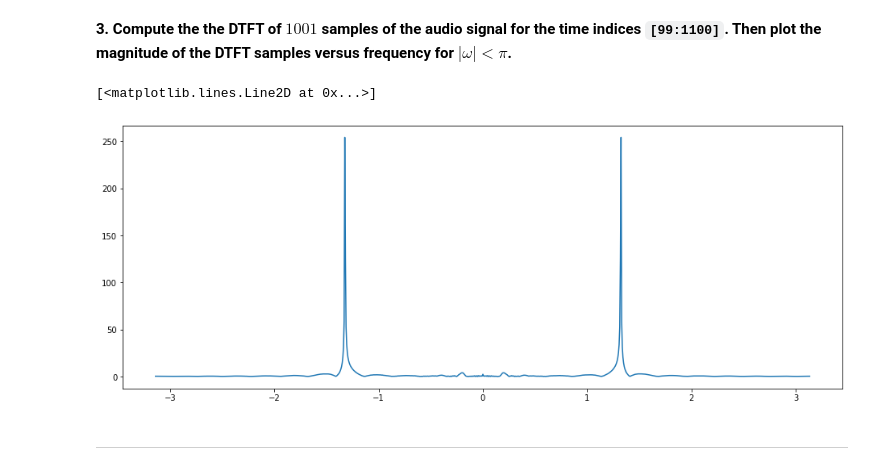
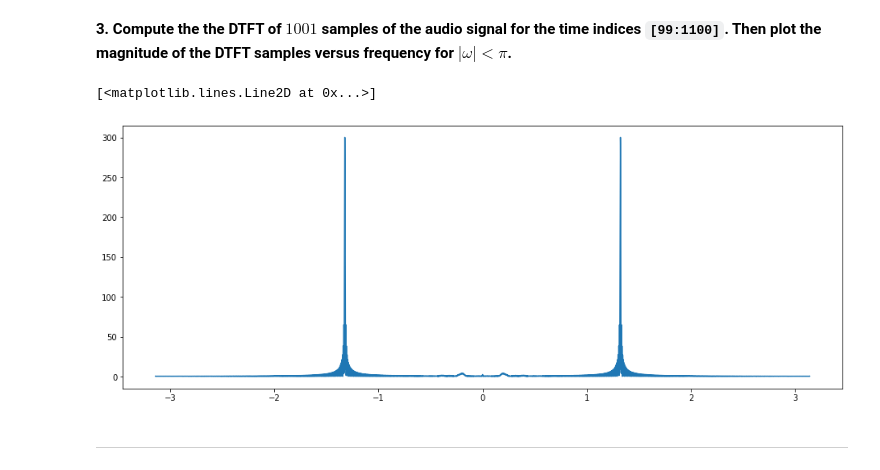
Before and after one commit to JustinWang781/438-Lab05a, a Jupyter notebook: lab05a_final_report.ipynb, the cells around one changed output. Saved outputs shown, nothing was run; the diff lists cells and outputs as text; code cells hidden in the pictures.

````diff
--- a/lab05a_final_report.ipynb
+++ b/lab05a_final_report.ipynb
@@ -114,11 +117,11 @@ from helper import DTFT
 **3. Compute the the DTFT of $1001$ samples of the audio signal for the time indices ```[99:1100]```. Then plot the magnitude of the DTFT samples versus frequency for $|\omega|<\pi$.**
 # %%
 # insert your code here
-X, w = DTFT(nspeech1[99:1100], 0)
+X, w = DTFT(nspeech1[99:1100], 10010)
 plt.plot(w, np.abs(X))
 # %% [output]
 [<matplotlib.lines.Line2D at 0x...>]
-[figure, old version]
+[figure, new version]
 # %% [markdown]
 ---
 # %% [markdown]
````
Also changed, not shown: parts of 26 cells of this notebook.
